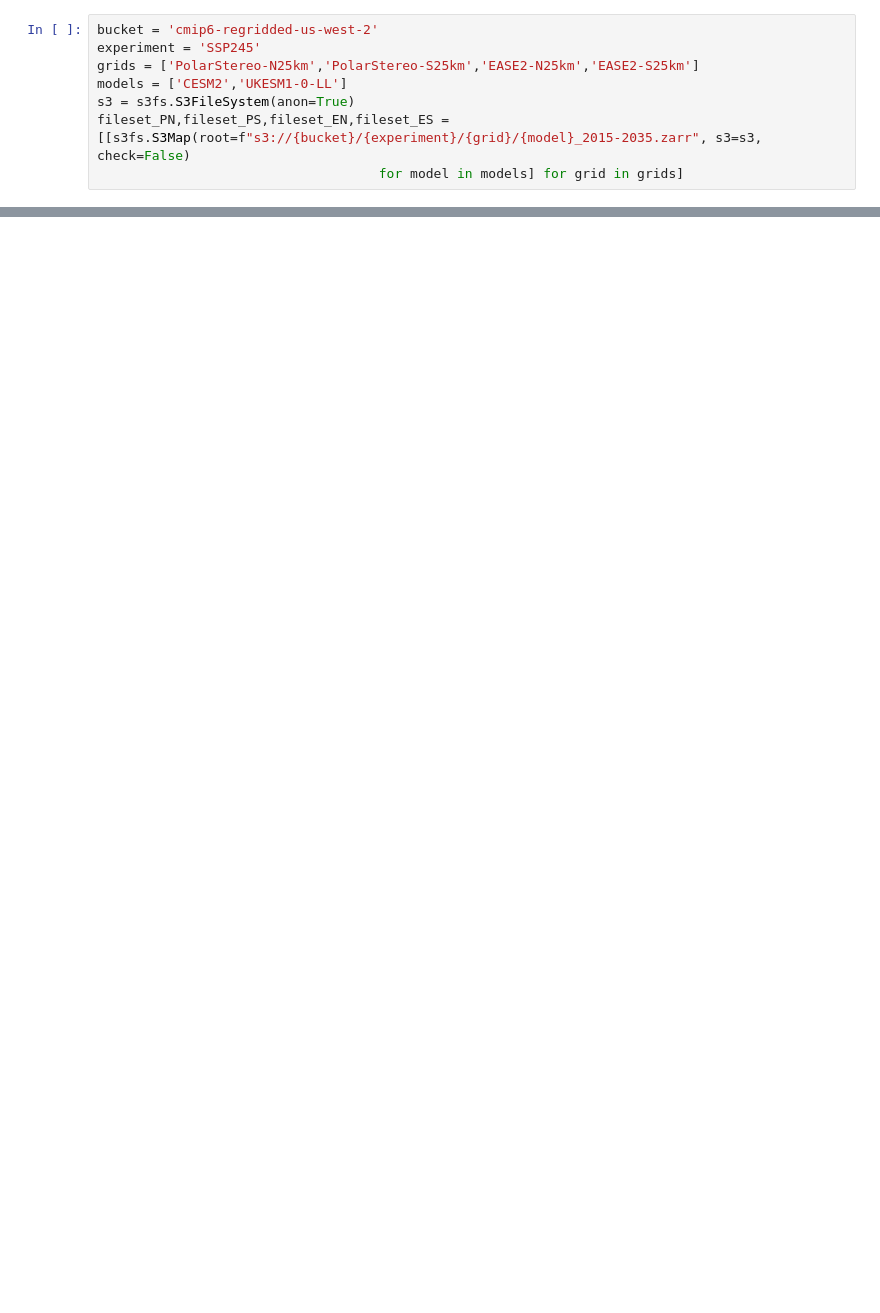
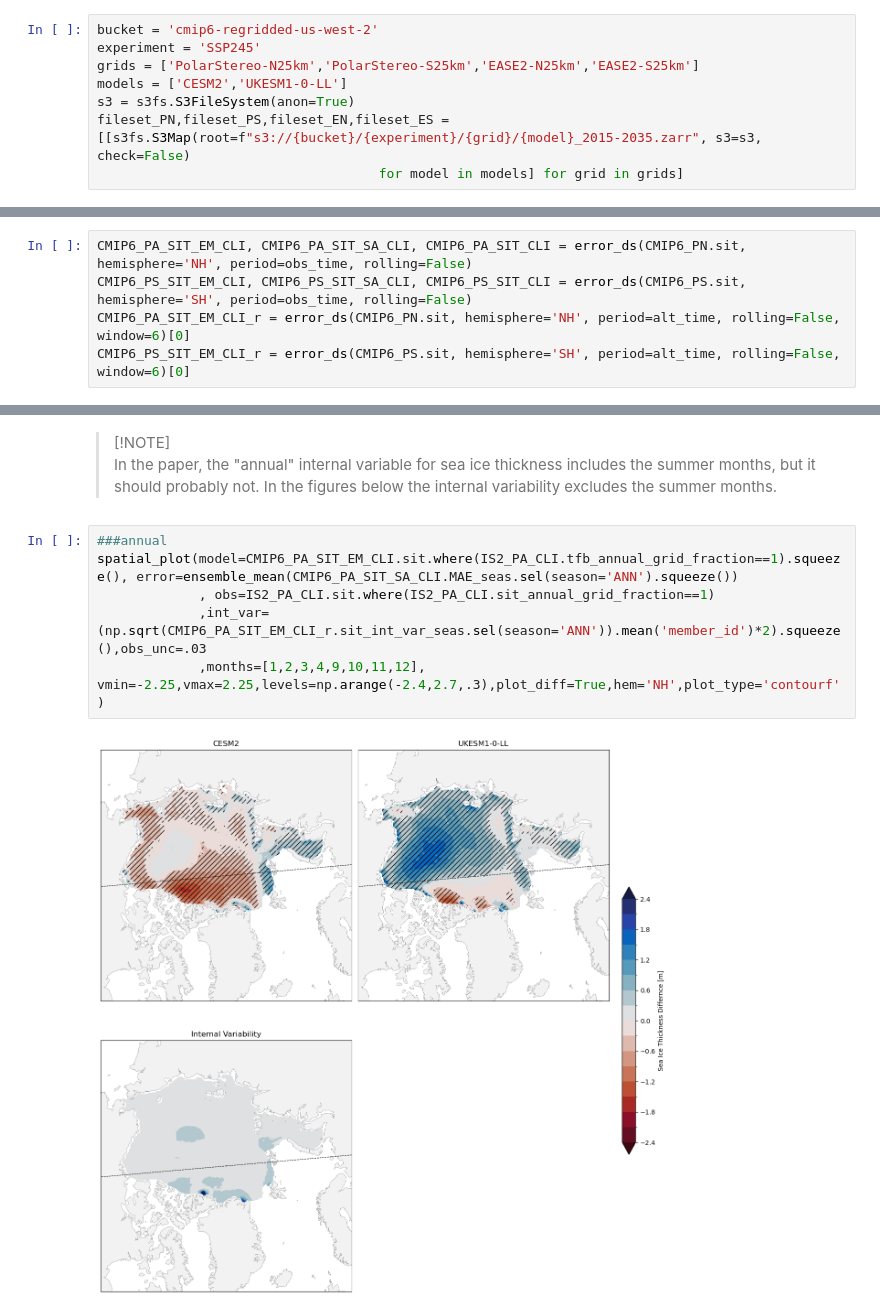
Before and after one commit to cjcardinale/CMIP6-ICESat2-SeaIce-Petty-2025, a Jupyter notebook: Results.ipynb, the cells around one changed output, grey strips where cells are left out. Saved outputs shown, nothing was run; the diff lists cells and outputs as text; blank space fills up the shorter version.

```diff
--- a/Results.ipynb
+++ b/Results.ipynb
@@ -87,0 +303,5 @@ with ProgressBar():
+# %%
+CMIP6_PA_SIT_EM_CLI, CMIP6_PA_SIT_SA_CLI, CMIP6_PA_SIT_CLI = error_ds(CMIP6_PN.sit, hemisphere='NH', period=obs_time, rolling=False)
+CMIP6_PS_SIT_EM_CLI, CMIP6_PS_SIT_SA_CLI, CMIP6_PS_SIT_CLI = error_ds(CMIP6_PS.sit, hemisphere='SH', period=obs_time, rolling=False)
+CMIP6_PA_SIT_EM_CLI_r = error_ds(CMIP6_PN.sit, hemisphere='NH', period=alt_time, rolling=False, window=6)[0]
+CMIP6_PS_SIT_EM_CLI_r = error_ds(CMIP6_PS.sit, hemisphere='SH', period=alt_time, rolling=False, window=6)[0]
@@ -87,0 +445,11 @@ with ProgressBar():
+# %% [markdown]
+> [!NOTE]
+> In the paper, the "annual" internal variable for sea ice thickness includes the summer months, but it should probably not. In the figures below the internal variability excludes the summer months.
+# %%
+###annual
+spatial_plot(model=CMIP6_PA_SIT_EM_CLI.sit.where(IS2_PA_CLI.tfb_annual_grid_fraction==1).squeeze(), error=ensemble_mean(CMIP6_PA_SIT_SA_CLI.MAE_seas.sel(season='ANN').squeeze())
+             , obs=IS2_PA_CLI.sit.where(IS2_PA_CLI.sit_annual_grid_fraction==1)
+             ,int_var=(np.sqrt(CMIP6_PA_SIT_EM_CLI_r.sit_int_var_seas.sel(season='ANN')).mean('member_id')*2).squeeze(),obs_unc=.03
+             ,months=[1,2,3,4,9,10,11,12], vmin=-2.25,vmax=2.25,levels=np.arange(-2.4,2.7,.3),plot_diff=True,hem='NH',plot_type='contourf')
+# %% [output]
+[figure, added]
```
Also changed, not shown: parts of 26 cells of this notebook, 13 other files.
